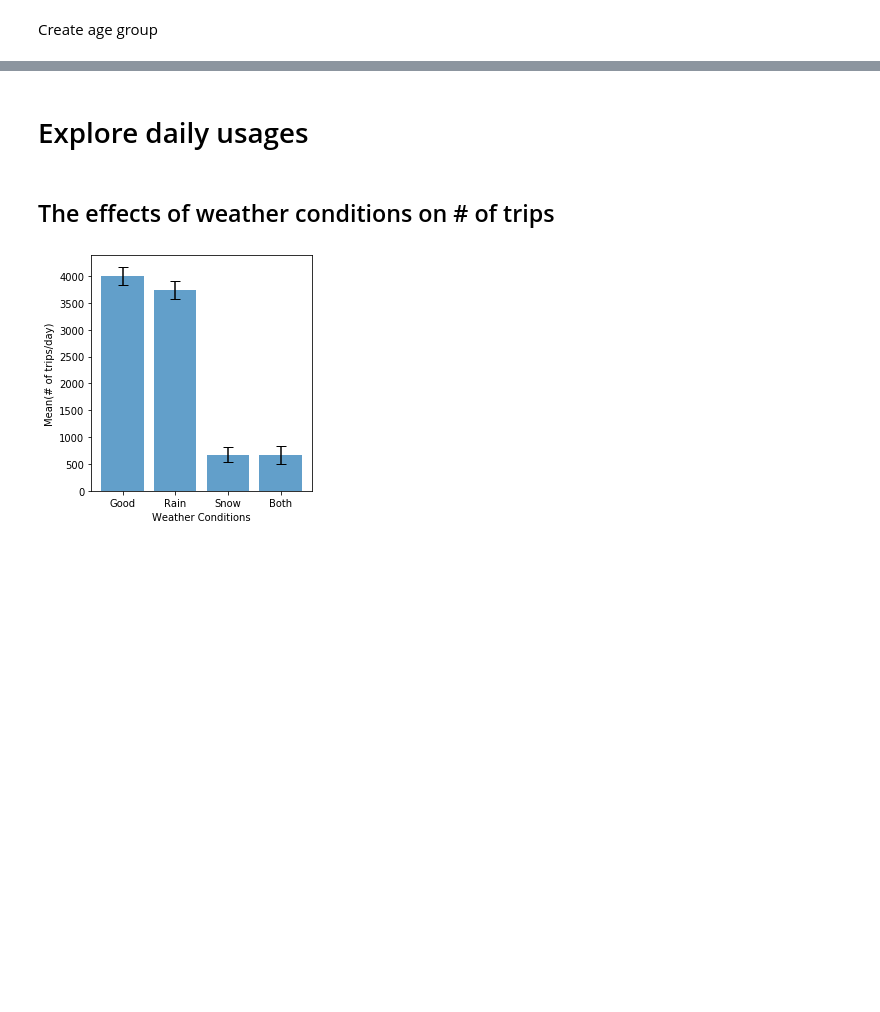
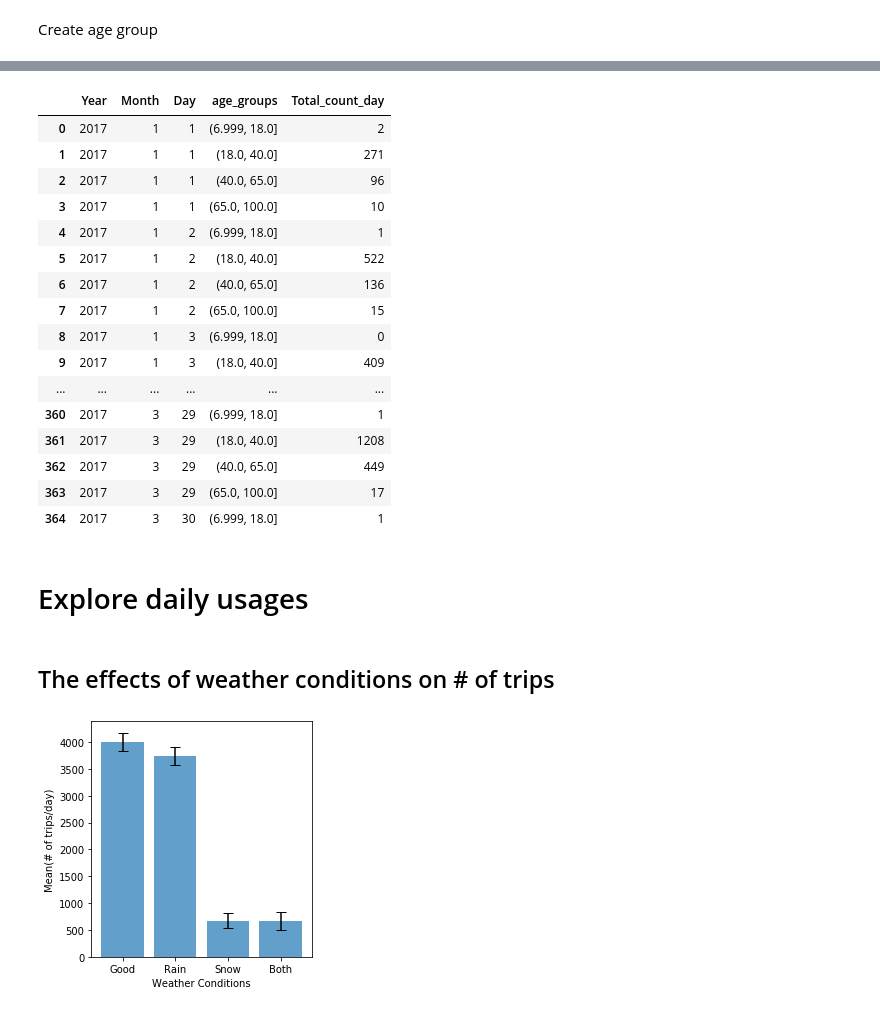
Before and after one commit to alirezasdg1/Bike-Sharing, a Jupyter notebook: Bike_Sharing_Code.ipynb, the cells around one changed output, grey strips where cells are left out. Drawn from its saved outputs; the diff is of its cells as text; code cells hidden in the pictures; blank space fills up the shorter version.

```diff
--- a/Bike_Sharing_Code.ipynb
+++ b/Bike_Sharing_Code.ipynb
@@ -303,3 +327,23 @@ df_age = df_age.groupby(['Year', 'Month','Day','Weekday','Avg Temp (F)','Avg Hum
+# %%
+df_age.head(365)
+# %% [output]
+|  | Year | Month | Day | age_groups | Total_count_day |
+| 0 | 2017 | 1 | 1 | (6.999, 18.0] | 2 |
+| 1 | 2017 | 1 | 1 | (18.0, 40.0] | 271 |
+| 2 | 2017 | 1 | 1 | (40.0, 65.0] | 96 |
+| 3 | 2017 | 1 | 1 | (65.0, 100.0] | 10 |
+| 4 | 2017 | 1 | 2 | (6.999, 18.0] | 1 |
+| 5 | 2017 | 1 | 2 | (18.0, 40.0] | 522 |
+| 6 | 2017 | 1 | 2 | (40.0, 65.0] | 136 |
+| 7 | 2017 | 1 | 2 | (65.0, 100.0] | 15 |
+| 8 | 2017 | 1 | 3 | (6.999, 18.0] | 0 |
+| 9 | 2017 | 1 | 3 | (18.0, 40.0] | 409 |
+| ... | ... | ... | ... | ... | ... |
+| 360 | 2017 | 3 | 29 | (6.999, 18.0] | 1 |
+| 361 | 2017 | 3 | 29 | (18.0, 40.0] | 1208 |
+| 362 | 2017 | 3 | 29 | (40.0, 65.0] | 449 |
+| 363 | 2017 | 3 | 29 | (65.0, 100.0] | 17 |
+| 364 | 2017 | 3 | 30 | (6.999, 18.0] | 1 |
 # %% [markdown]
 # Explore daily usages
 # %% [markdown]
```
Also changed, not shown: parts of 8 cells of this notebook.
